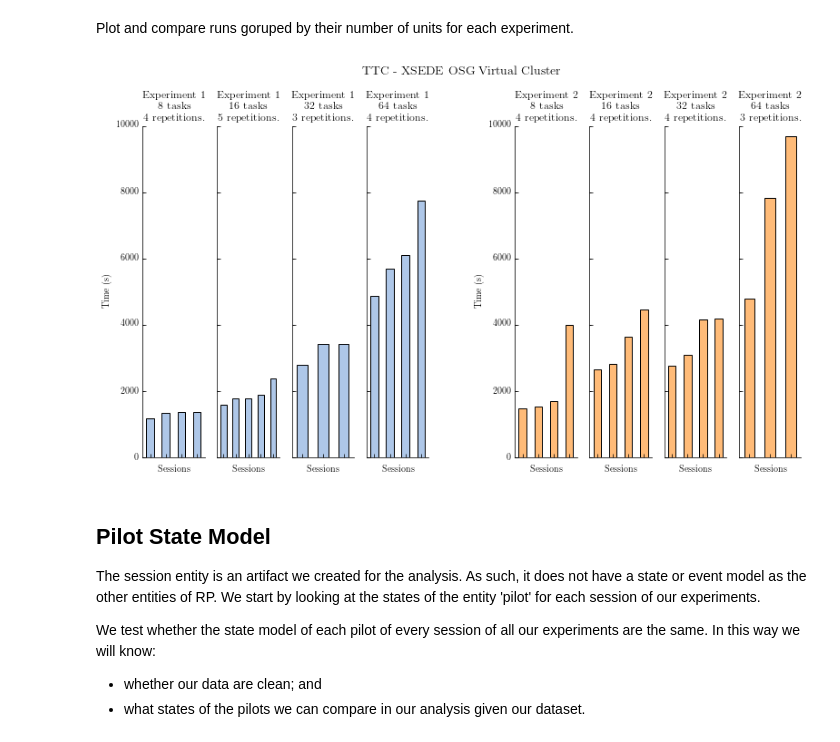
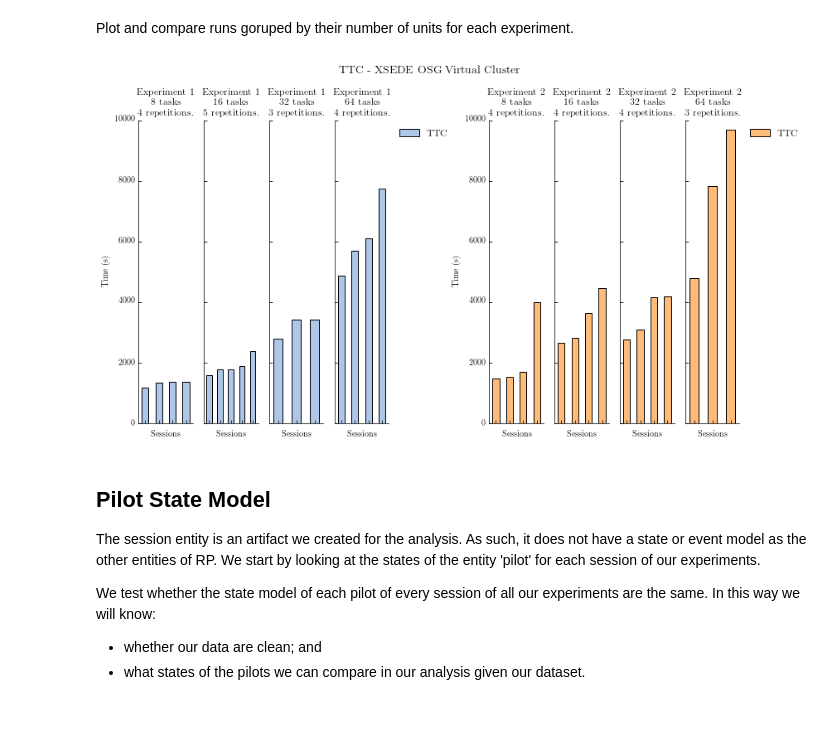
Before and after one commit to radical-cybertools/radical.analytics, a Jupyter notebook: use_cases/rp_on_osg/osg_analysis.ipynb, the cells around one changed output. Cells and saved outputs as stored; diff of their text form; code cells hidden in the pictures; blank space fills up the shorter version.

```diff
--- a/use_cases/rp_on_osg/osg_analysis.ipynb
+++ b/use_cases/rp_on_osg/osg_analysis.ipynb
@@ -146,8 +161,14 @@ recorded in the data of the run, and at what was their state model.
 As seen in example 02, we look at the list of entities recorded in the
 run:
 # %%
+expment  = None
+pexpment = None
+
 for sid in sessions.index:
-    et = sessions.ix[sid, 'session'].list(['etype'])
-    print '%s|%s|%s' % (sessions.ix[sid, 'experiment'], sid, et)
+    etypes  = sessions.ix[sid, 'session'].list(['etype'])
+    expment = sessions.ix[sid, 'experiment']
+    if expment != pexpment:
+        print '%s|%s|%s' % (expment, sid, etypes)
+        pexpment = expment
 # %% [output]
 exp1|rp.session.radical.mingtha.017033.0007|[['umgr', 'pmgr', 'update', 'session', 'unit', 'pilot']]
@@ -263,6 +253,7 @@ for splt in range(2):
     ax[splt].set_xticklabels([])
     ax[splt].set_xlabel('Sessions')
     ax[splt].set_ylabel('Time (s)')
+    ax[splt].legend(bbox_to_anchor=(1.25, 1))
     fig.add_subplot(ax[splt])
 
 plt.savefig('figures/osg_ttc_experiments.pdf', dpi=600, bbox_inches='tight')
@@ -276,7 +267,7 @@ fig.suptitle('TTC - XSEDE OSG Virtual Cluster', fontsize=14)
 
 gs = []
 grid  = gridspec.GridSpec(1, 2)
-grid.update(wspace=0.3, top=0.85)
+grid.update(wspace=0.4, top=0.85)
 gs.append(gridspec.GridSpecFromSubplotSpec(1, 4, subplot_spec=grid[0]))
 gs.append(gridspec.GridSpecFromSubplotSpec(1, 4, subplot_spec=grid[1]))
 
@@ -291,36 +282,46 @@ colors = {'exp1': tableau20[1],
 
 ax = []
 i  = 0
 while(i<8):
     for gn in range(2):
         for gc in range(4):
             session = ttc_subplots.pop(0)
             experiment = session['experiment'].unique()[0]
             ntasks = int(session['nunits'].unique()[0])
             color = colors[experiment]
             title = 'Experiment %s\n%s tasks\n%s repetitions.' % (experiment[3], ntasks, session.shape[0])
 
             if i == 0:
                 ax.append(plt.Subplot(fig, gs[gn][0, gc]))
             else:
                 ax.append(plt.Subplot(fig, gs[gn][0, gc], sharey=ax[0]))
+
             session['TTC'].plot(kind='bar', color=color, ax=ax[i], title=title)
             ax[i].spines["top"].set_visible(False)
             ax[i].spines["right"].set_visible(False)
             ax[i].get_xaxis().tick_bottom()
             ax[i].get_yaxis().tick_left()
             ax[i].set_xticklabels([])
             ax[i].set_xlabel('Sessions')
+            ax[i].legend(labels=['TTC'], bbox_to_anchor=(2.25, 1))
+            ax[i].set_ylabel('Time (s)')
+
+            # Handle a bug that sets yticklabels to visible
+            # for the last subplot.
             if i == 7:
                 plt.setp(ax[i].get_yticklabels(), visible=False)
-            else:
-                ax[i].set_ylabel('Time (s)')
+                ax[i].set_ylabel('')
+
+            # Handle legens.
+            if i != 7 and i != 3:
+                ax[i].get_legend().set_visible(False)
+
             fig.add_subplot(ax[i])
             i += 1
 
 plt.savefig('figures/osg_ttc_nunits.pdf', dpi=600, bbox_inches='tight')
 # %% [output]
-[figure, old version]
+[figure, new version]
 # %% [markdown]
 ## Pilot State Model
 
```
Also changed, not shown: parts of 31 cells of this notebook.
